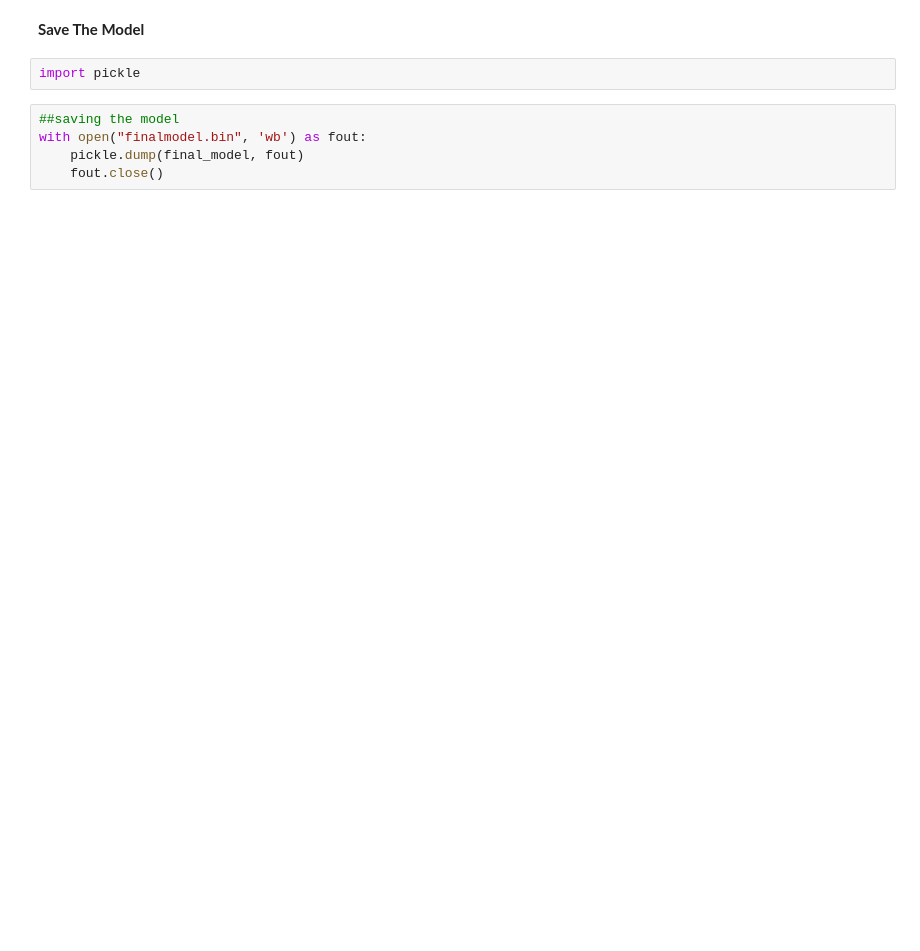
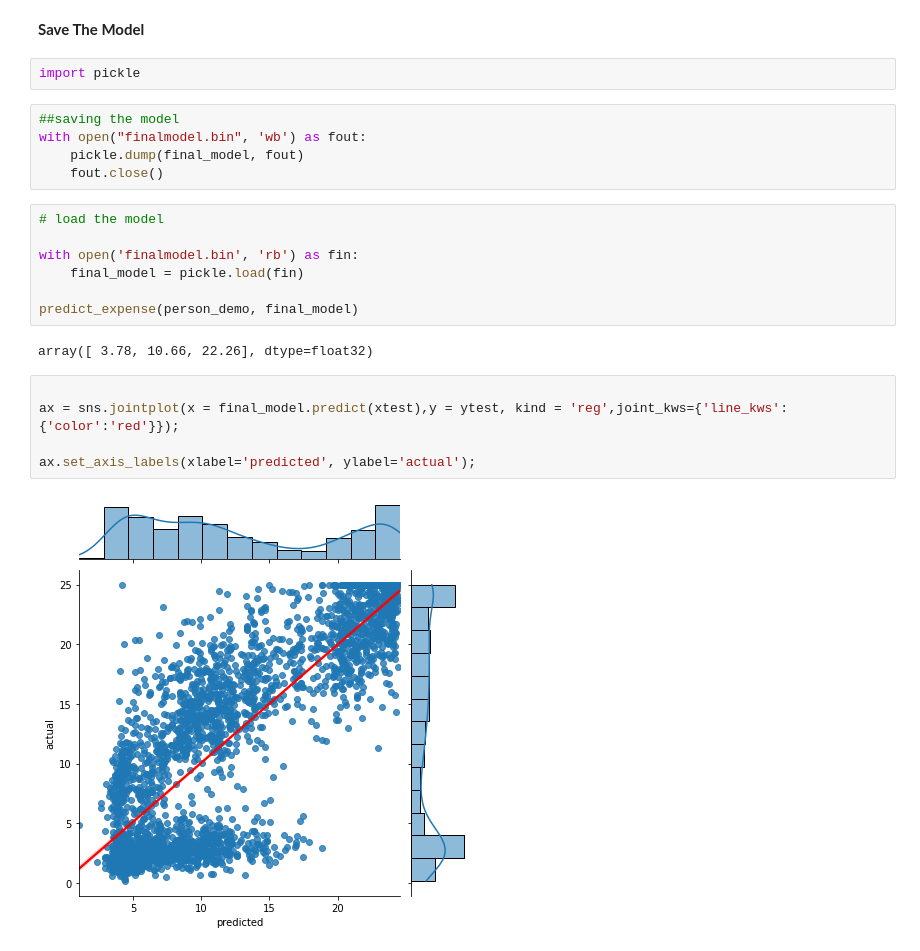
Before and after one commit to abhishek-jana/Starbucks-spending-prediction, a Jupyter notebook: Starbucks_Capstone_notebook.ipynb, the cells around one changed output. Cells and saved outputs as stored; diff of their text form; blank space fills up the shorter version.

```diff
--- a/Starbucks_Capstone_notebook.ipynb
+++ b/Starbucks_Capstone_notebook.ipynb
@@ -1454,3 +1455,19 @@ import pickle
 with open("finalmodel.bin", 'wb') as fout:
     pickle.dump(final_model, fout)
     fout.close()
+# %%
+# load the model
+
+with open('finalmodel.bin', 'rb') as fin:
+    final_model = pickle.load(fin)
+
+predict_expense(person_demo, final_model)
+# %% [output]
+array([ 3.78, 10.66, 22.26], dtype=float32)
+# %%
+
+ax = sns.jointplot(x = final_model.predict(xtest),y = ytest, kind = 'reg',joint_kws={'line_kws':{'color':'red'}});
+
+ax.set_axis_labels(xlabel='predicted', ylabel='actual');
+# %% [output]
+[figure, added]
```
Also changed, not shown: parts of 51 cells of this notebook, 3 other files.
